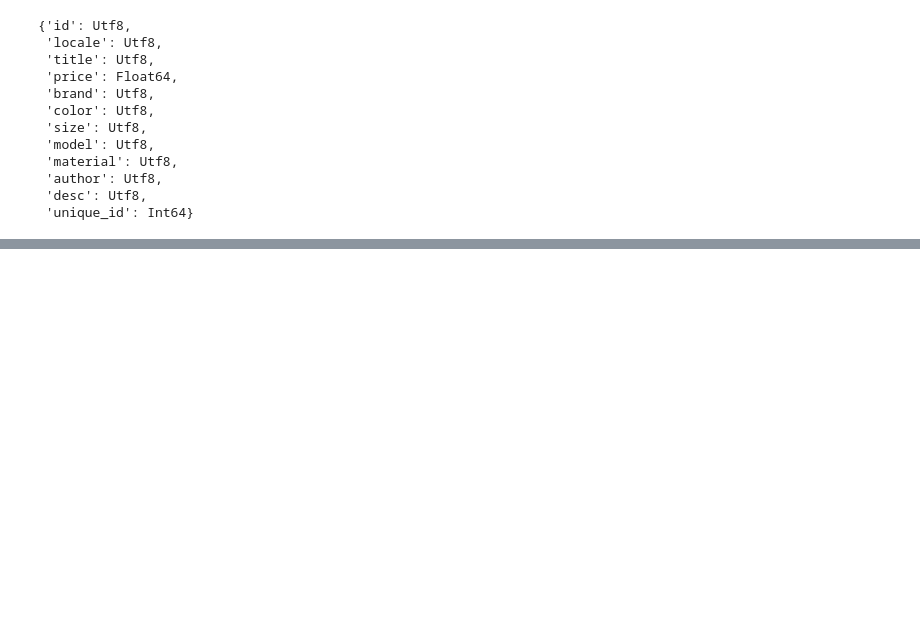
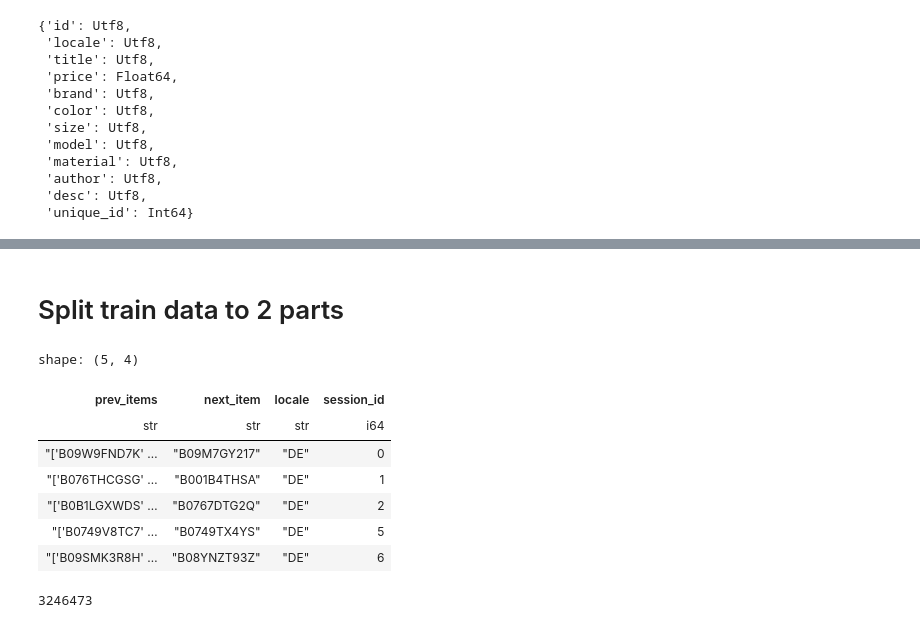
Before and after one commit to xiaoye-hua/Amazon_KDD_Cup_2023, a Jupyter notebook: notebooks/0_dowload_preprocss_data.ipynb, the cells around one changed output, grey strips where cells are left out. Cells and saved outputs as stored; diff of their text form; code cells hidden in the pictures; blank space fills up the shorter version.

```diff
--- a/notebooks/0_dowload_preprocss_data.ipynb
+++ b/notebooks/0_dowload_preprocss_data.ipynb
@@ -262,0 +480,20 @@ with open(os.path.join(base_dir, raw_data_session_id_dir, 'product_unique2id.jso
+# %% [markdown]
+# Split train data to 2 parts
+# %%
+train_pl = pl.scan_parquet(os.path.join(base_dir, raw_data_session_id_dir, 'sessions_train.parquet'))
+# %%
+train_pl.head().collect()
+# %% [output]
+shape: (5, 4)
+| prev_items | next_item | locale | session_id |
+| str | str | str | i64 |
+| "['B09W9FND7K' … | "B09M7GY217" | "DE" | 0 |
+| "['B076THCGSG' … | "B001B4THSA" | "DE" | 1 |
+| "['B0B1LGXWDS' … | "B0767DTG2Q" | "DE" | 2 |
+| "['B0749V8TC7' … | "B0749TX4YS" | "DE" | 5 |
+| "['B09SMK3R8H' … | "B08YNZT93Z" | "DE" | 6 |
+# %%
+length = train_pl.collect().shape[0]
+length
+# %% [output]
+3246473
```
Also changed, not shown: parts of 42 cells of this notebook, 19 other files.
